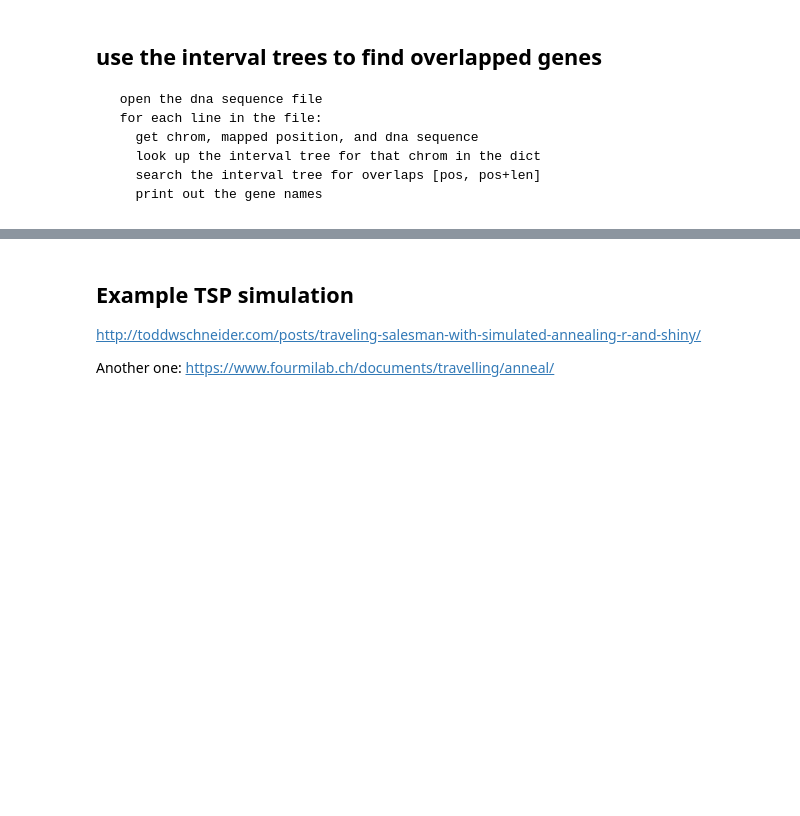
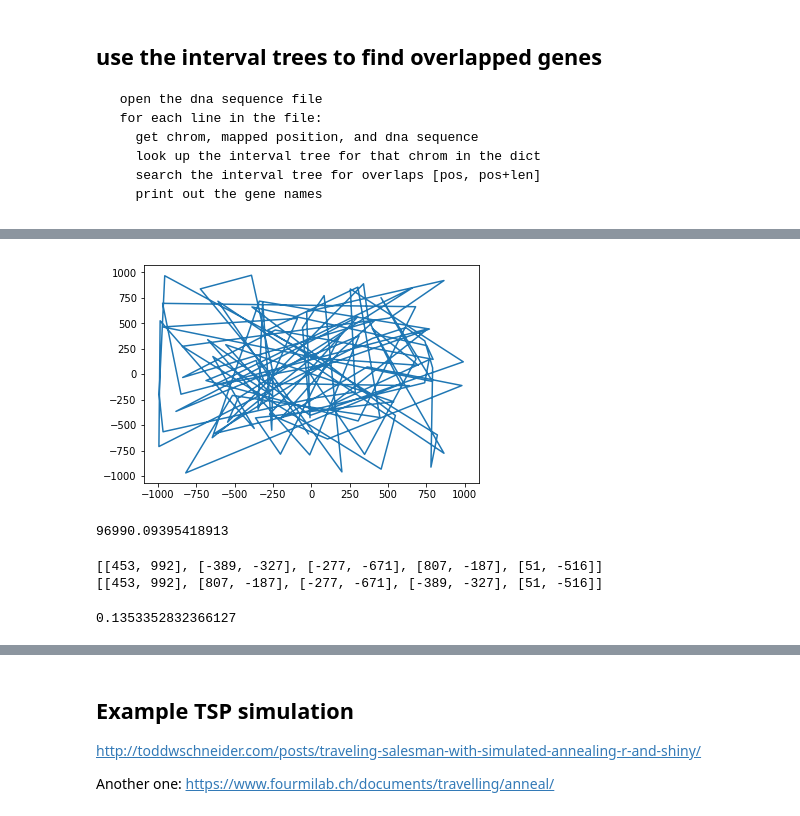
Before and after one commit to ycrc/Python-Bootcamp, a Jupyter notebook: PythonNotebook.ipynb, the cells around one changed output, grey strips where cells are left out. Cells and saved outputs as stored; diff of their text form; code cells hidden in the pictures; blank space fills up the shorter version.

````diff
--- a/PythonNotebook.ipynb
+++ b/PythonNotebook.ipynb
@@ -668,3 +658,7 @@ while T > stopT:
         curr=candidate
     T = T * alpha
 ```
+# %%
+import random
+def initial(n):
+    return [[random.randint(-1000,1000), random.randint(-1000,1000)] for i in range(n)]
@@ -670,0 +678,30 @@ while T > stopT:
+# %%
+import matplotlib.pyplot as plt
+def plot(path):
+    xs = []; ys = []
+    for x,y in path:
+        xs.append(x)
+        ys.append(y)
+    plt.plot(xs, ys, '-')
+    plt.show()
+# %%
+cities=initial(100)
+plot(cities)
+# %% [output]
+[figure, added]
+# %%
+import math
+
+def dist(a,b):
+    return math.sqrt((a[0]-b[0])**2+(a[1]-b[1])**2)
+
+def cost(curr):
+    total=0
+    n=len(curr)
+    for i in range(n):
+        total+=dist(curr[i], curr[(i+1)%n])
+    return total
+
+cost(cities)
+# %% [output]
+96990.09395418913
@@ -670,0 +715,16 @@ while T > stopT:
+# %%
+curr=initial(5)
+cand=doswap(curr)
+print(curr)
+print(cand)
+# %% [output]
+[[453, 992], [-389, -327], [-277, -671], [807, -187], [51, -516]]
+[[453, 992], [807, -187], [-277, -671], [-389, -327], [51, -516]]
+# %%
+def p_accept(candcost, currcost, T):
+    p = math.exp(-abs(candcost - currcost) / T)
+    return p
+
+p_accept(20010,20000,5)
+# %% [output]
+0.1353352832366127
````
Also changed, not shown: parts of 8 cells of this notebook, 1 other file.
